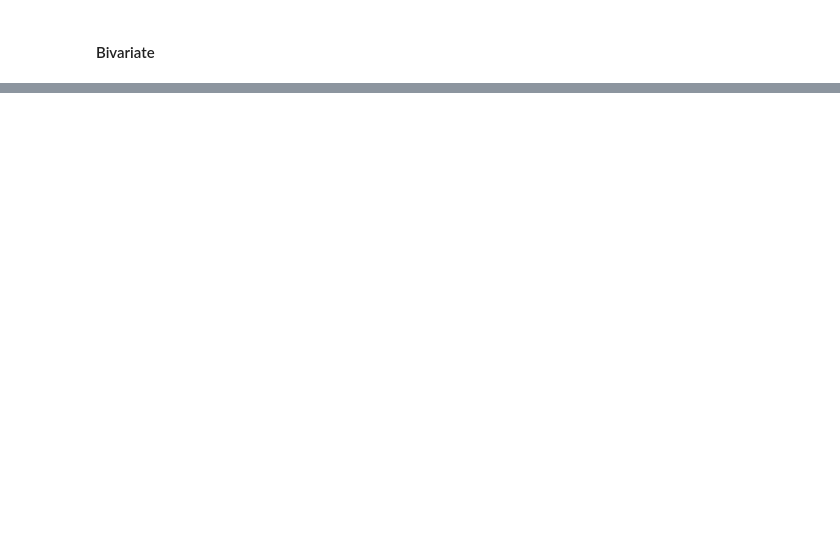
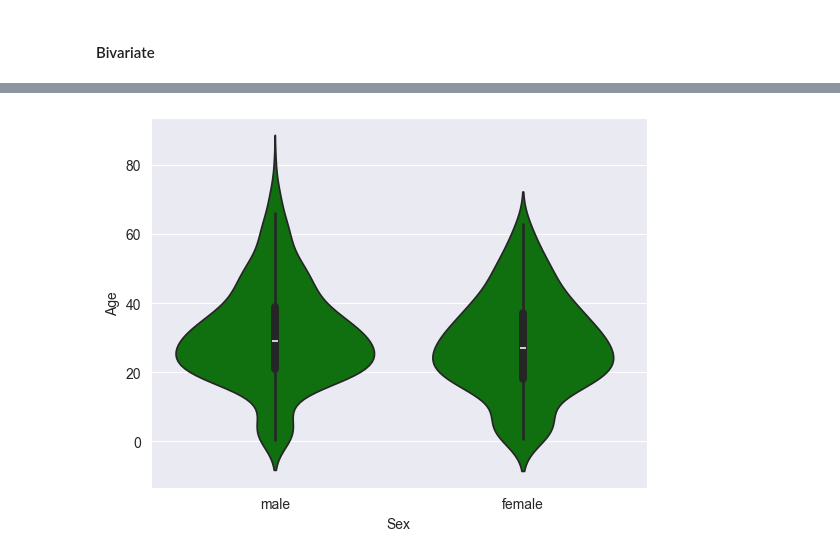
Before and after one commit to apbadzioch/DataSci_FA24, a Jupyter notebook: Module_07/Badzioch_Lab07_part1.ipynb, the cells around one changed output, grey strips where cells are left out. Cells and saved outputs as stored; diff of their text form; code cells hidden in the pictures; blank space fills up the shorter version.

```diff
--- a/Module_07/Badzioch_Lab07_part1.ipynb
+++ b/Module_07/Badzioch_Lab07_part1.ipynb
@@ -525,0 +557,5 @@ plt.grid();
+# %%
+sns.violinplot(x='Sex', y='Age', data=titanic, color='green');
+#Observation:
+# %% [output]
+[figure, added]
```
Also changed, not shown: parts of 44 cells of this notebook, 2 other files.
